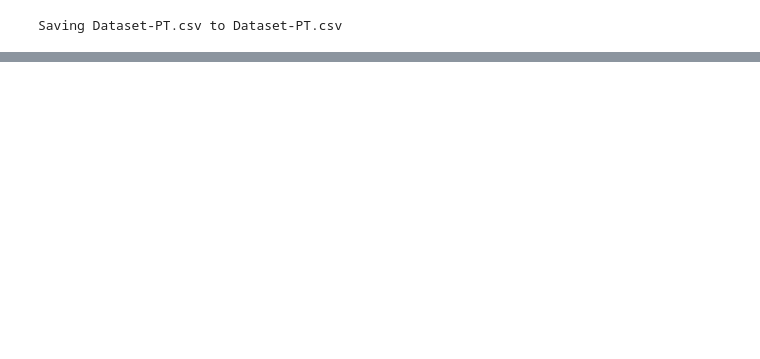
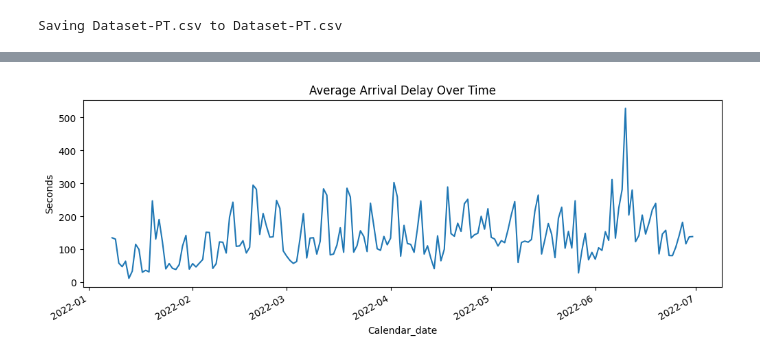
Before and after one commit to Zhiyuan-03/AI_in_Transportation_Exercise, a Jupyter notebook: Project1.ipynb, the cells around one changed output, grey strips where cells are left out. Drawn from its saved outputs; the diff is of its cells as text; code cells hidden in the pictures; blank space fills up the shorter version.

```diff
--- a/Project1.ipynb
+++ b/Project1.ipynb
@@ -15,7 +17,7 @@ import matplotlib.pyplot as plt
 import seaborn as sns
 
 # Read the dataset
-df = pd.read_csv("Dataset-PT.csv")   # or .parquet, .xlsx, etc.
+df = pd.read_csv('Dataset-PT.csv', skiprows=1)
 # %%
 # Basic structure
 print(df.info())
@@ -90,10 +151,12 @@ df.groupby('day_of_week')['arrival_delay'].mean()
 # %%
-df['calendar_date'] = pd.to_datetime(df['calendar_date'], format='%Y%m%d')
-daily_delay = df.groupby('calendar_date')['arrival_delay'].mean()
+df['Calendar_date'] = pd.to_datetime(df['Calendar_date'], format='%Y%m%d')
+daily_delay = df.groupby('Calendar_date')['arrival_delay'].mean()
 daily_delay.plot(figsize=(12,4))
 plt.title("Average Arrival Delay Over Time")
 plt.ylabel("Seconds")
 plt.show()
+# %% [output]
+[figure, added]
 # %%
 for col in num_cols:
     q1, q3 = df[col].quantile([0.25, 0.75])
```
Also changed, not shown: parts of 23 cells of this notebook.
